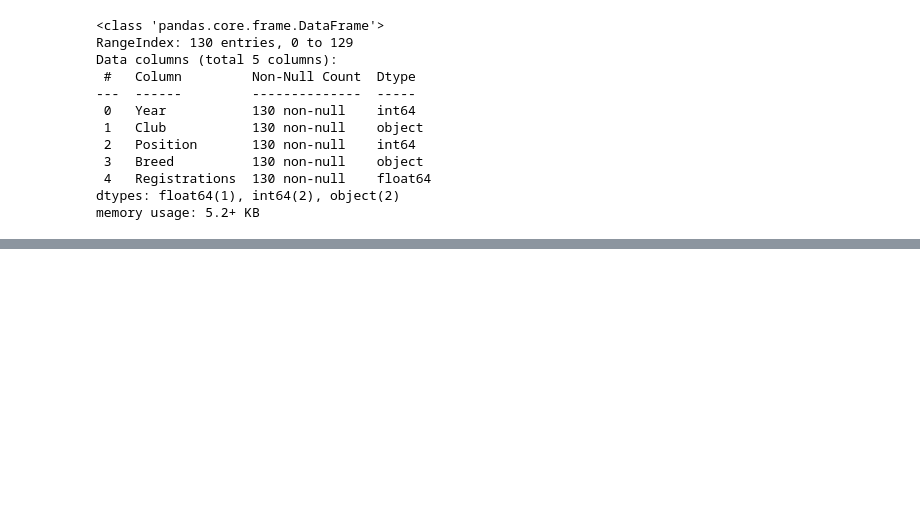
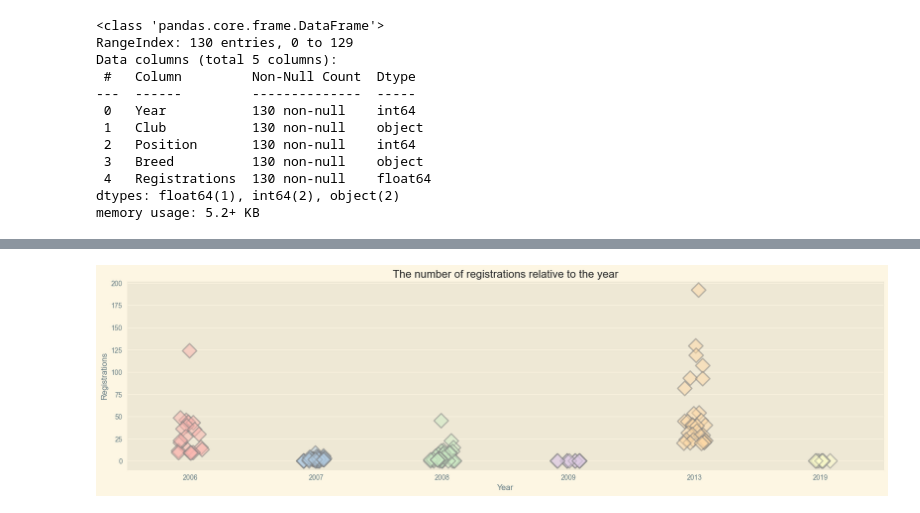
Before and after one commit to pooyanosk1382/DogBreeds, a Jupyter notebook: Dog.ipynb, the cells around one changed output, grey strips where cells are left out. Saved outputs shown, nothing was run; the diff lists cells and outputs as text; code cells hidden in the pictures; blank space fills up the shorter version.

```diff
--- a/Dog.ipynb
+++ b/Dog.ipynb
@@ -99,0 +112,6 @@ plt.show()
+# %%
+fig, ax = plt.subplots(figsize=(20,5))
+plt.xticks(rotation=0)
+ax = sns.stripplot(y='Registrations', x='Year', data=df, palette='Pastel1', s=15, marker='D', linewidth=2, alpha=0.5).set(title='The number of registrations relative to the year')
+# %% [output]
+[figure, added]
```
Also changed, not shown: parts of 8 cells of this notebook.
